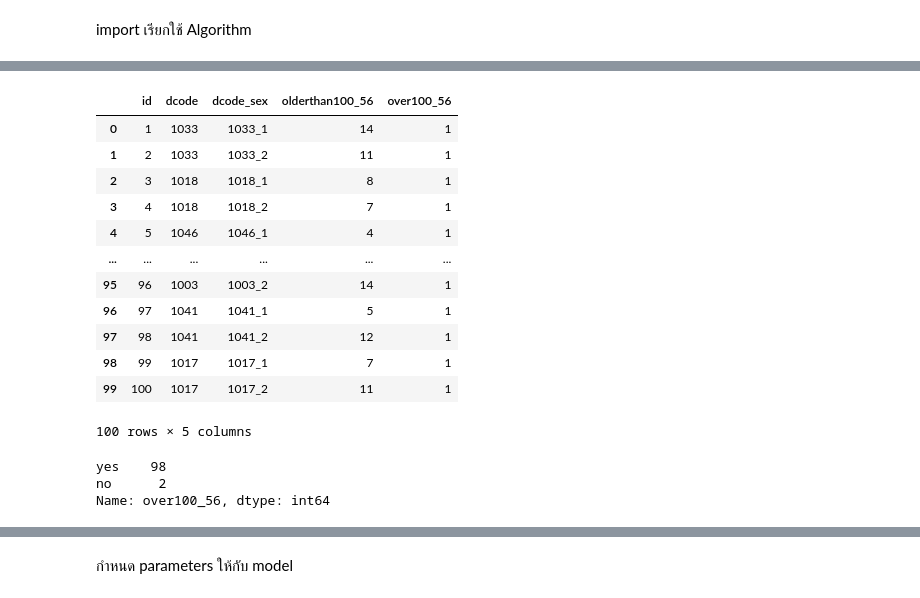
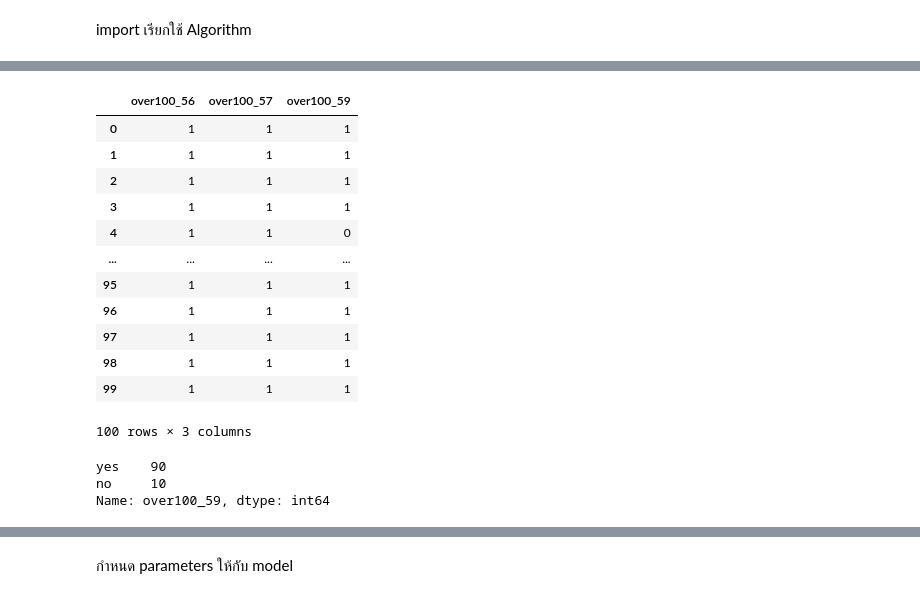
Before and after one commit to kittikhun62/DWDM21, a Jupyter notebook: FinalProject.ipynb, the cells around one changed output, grey strips where cells are left out. Cells and saved outputs as stored; diff of their text form; code cells hidden in the pictures.

```diff
--- a/FinalProject.ipynb
+++ b/FinalProject.ipynb
@@ -305,0 +290,3 @@ AA #เอาเเค่ปี56
+# %%
+AA = merged_table_dcode2.drop(columns=['id','dcode','dcode_sex','olderthan100_56','sex','olderthan100_57','olderthan100_59'])
+AA #เราต้องการนำ colums over100_56, over100_57,over100_59 มาทำเป็นคำตอบ หรือ y = answer
@@ -348,24 +384,28 @@ array([[1, 1033, '1033_1', 14],
 # %%
 AA['over100_56'] = AA['over100_56'].map({'yes': 1,'no' : 0})
+AA['over100_57'] = AA['over100_57'].map({'yes': 1,'no' : 0})
+AA['over100_59'] = AA['over100_59'].map({'yes': 1,'no' : 0})
 AA  #ฟังก์ชัน map ใช้ในการเปลี่ยนแปลงข้อมูล ในกลุ่มข้อมูล เช่น list, set, tuple, และ dict และจะคืนข้อมูลที่เปลี่ยนแปลงแล้วกลับไปตามชนิดกลุ่มข้อมูลนั้น เมื่อใช้ใส่กลับไปในชนิดข้อมูลนั้น
 # %% [output]
-|  | id | dcode | dcode_sex | olderthan100_56 | over100_56 |
-| 0 | 1 | 1033 | 1033_1 | 14 | 1 |
-| 1 | 2 | 1033 | 1033_2 | 11 | 1 |
-| 2 | 3 | 1018 | 1018_1 | 8 | 1 |
-| 3 | 4 | 1018 | 1018_2 | 7 | 1 |
-| 4 | 5 | 1046 | 1046_1 | 4 | 1 |
-| ... | ... | ... | ... | ... | ... |
-| 95 | 96 | 1003 | 1003_2 | 14 | 1 |
-| 96 | 97 | 1041 | 1041_1 | 5 | 1 |
-| 97 | 98 | 1041 | 1041_2 | 12 | 1 |
-| 98 | 99 | 1017 | 1017_1 | 7 | 1 |
-| 99 | 100 | 1017 | 1017_2 | 11 | 1 |
+|  | over100_56 | over100_57 | over100_59 |
+| 0 | 1 | 1 | 1 |
+| 1 | 1 | 1 | 1 |
+| 2 | 1 | 1 | 1 |
+| 3 | 1 | 1 | 1 |
+| 4 | 1 | 1 | 0 |
+| ... | ... | ... | ... |
+| 95 | 1 | 1 | 1 |
+| 96 | 1 | 1 | 1 |
+| 97 | 1 | 1 | 1 |
+| 98 | 1 | 1 | 1 |
+| 99 | 1 | 1 | 1 |
-100 rows × 5 columns
+100 rows × 3 columns
 # %%
 merged_table_dcode2['over100_56'].value_counts()
+merged_table_dcode2['over100_57'].value_counts()
+merged_table_dcode2['over100_59'].value_counts()
 #ฟังก์ชัน value_counts () สามารถใช้เพื่อรับจำนวนค่าที่ไม่ซ้ำกันสำหรับคอลัมน์ที่กำหนดในชุดข้อมูล
 # %% [output]
-yes    98
-no      2
-Name: over100_56, dtype: int64
+yes    90
+no     10
+Name: over100_59, dtype: int64
```
Also changed, not shown: parts of 32 cells of this notebook.
